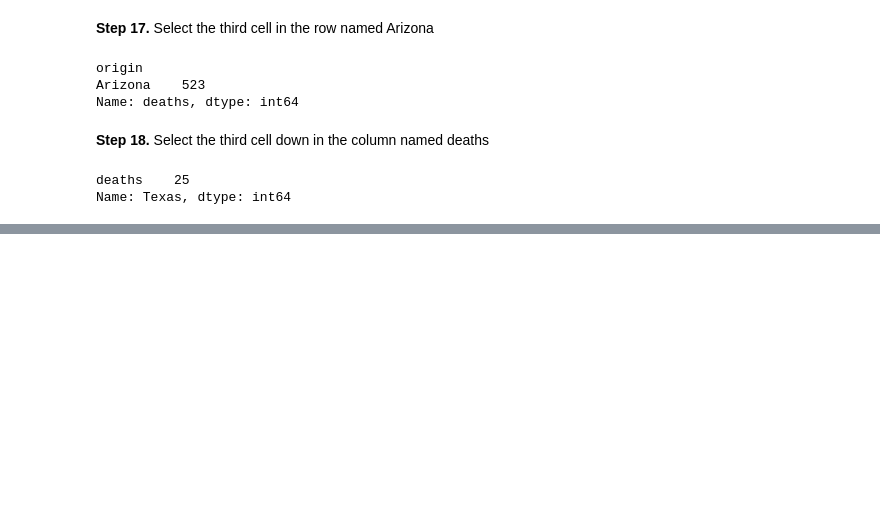
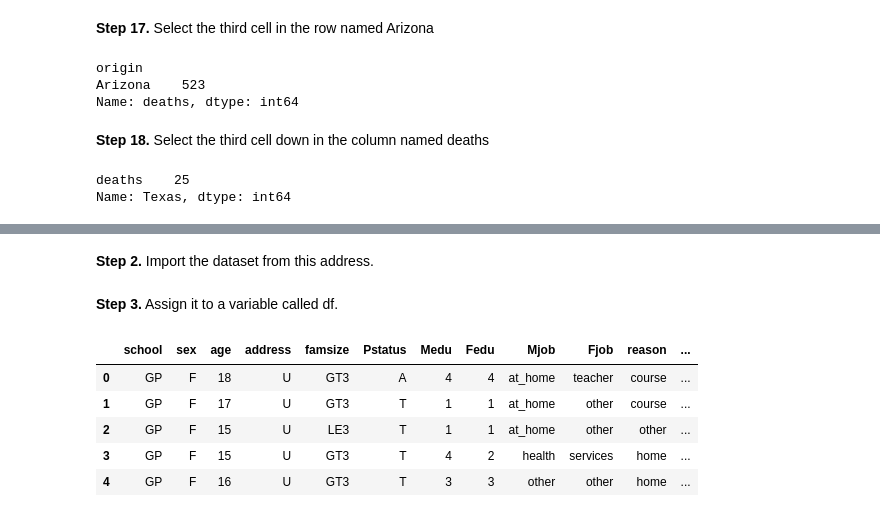
Before and after one commit to NicoPatalagua/Pandas, a Jupyter notebook: PandasExercises.ipynb, the cells around one changed output, grey strips where cells are left out. Saved outputs shown, nothing was run; the diff lists cells and outputs as text; code cells hidden in the pictures; blank space fills up the shorter version.

```diff
--- a/PandasExercises.ipynb
+++ b/PandasExercises.ipynb
@@ -899,0 +1010,19 @@ Name: Texas, dtype: int64
+# %% [markdown]
+
+**Step 2.** Import the dataset from this address.
+# %%
+#Assign the dataset variable the path of the repository where the file to be used is
+dataset = 'https://raw.githubusercontent.com/guipsamora/pandas_exercises/master/04_Apply/Students_Alcohol_Consumption/student-mat.csv'
+# %% [markdown]
+**Step 3.** Assign it to a variable called df.
+# %%
+#Create the variable df
+df = pd.read_csv(dataset)
+df.head()
+# %% [output]
+|  | school | sex | age | address | famsize | Pstatus | Medu | Fedu | Mjob | Fjob | reason | ... |
+| 0 | GP | F | 18 | U | GT3 | A | 4 | 4 | at_home | teacher | course | ... |
+| 1 | GP | F | 17 | U | GT3 | T | 1 | 1 | at_home | other | course | ... |
+| 2 | GP | F | 15 | U | LE3 | T | 1 | 1 | at_home | other | other | ... |
+| 3 | GP | F | 15 | U | GT3 | T | 4 | 2 | health | services | home | ... |
+| 4 | GP | F | 16 | U | GT3 | T | 3 | 3 | other | other | home | ... |
```
Also changed, not shown: parts of 71 cells of this notebook.
